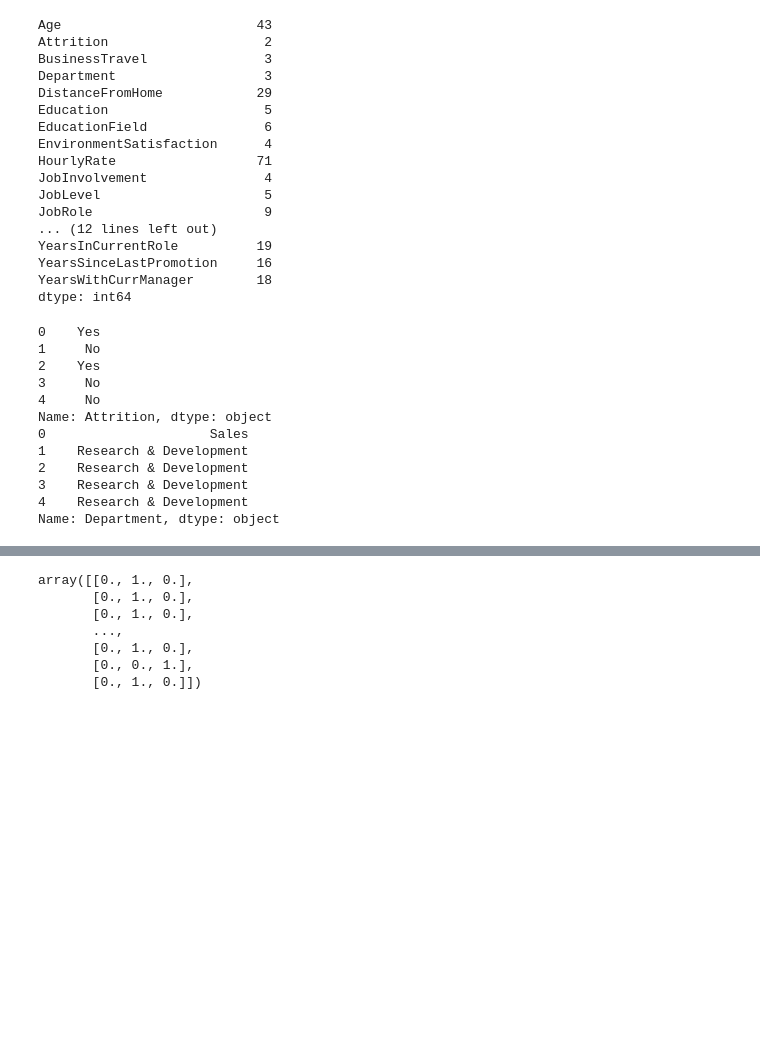
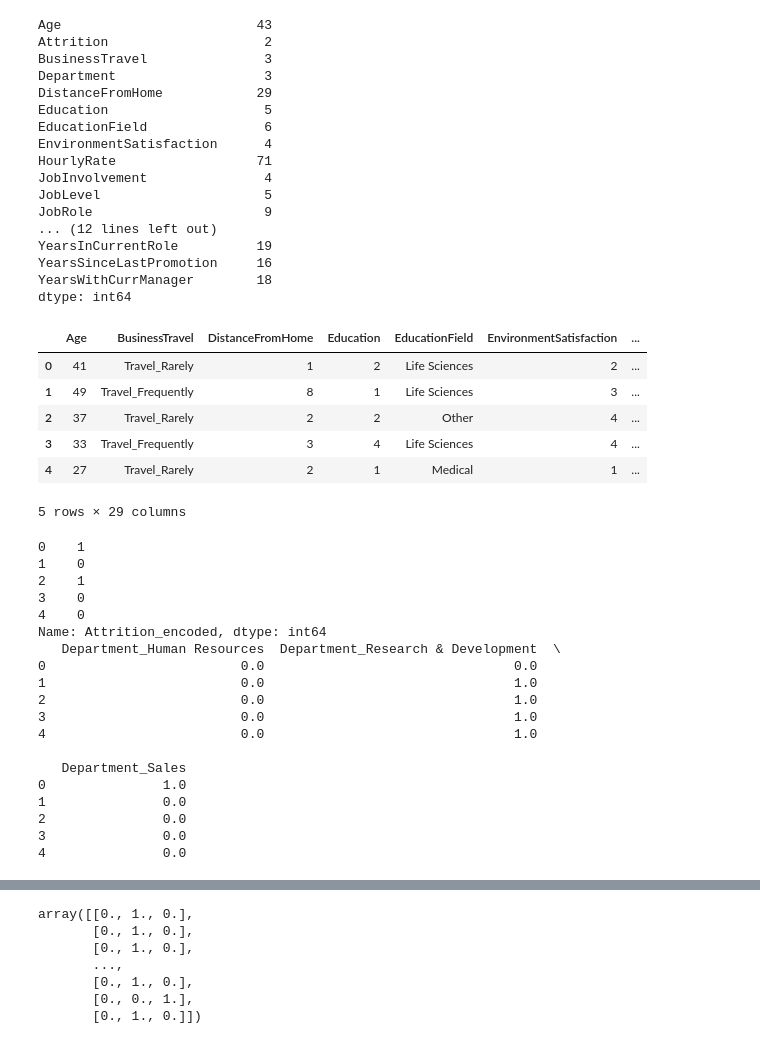
Before and after one commit to alankhalili/neural-network-challenge-2, a Jupyter notebook: attrition.ipynb, the cells around one changed output, grey strips where cells are left out. Cells and saved outputs as stored; diff of their text form; code cells hidden in the pictures; blank space fills up the shorter version.

```diff
--- a/attrition.ipynb
+++ b/attrition.ipynb
@@ -41,23 +41,59 @@ YearsInCurrentRole          19
 YearsSinceLastPromotion     16
 YearsWithCurrManager        18
 dtype: int64
+# %%
+#Preprocess y - Encode the Binary output for Attrition (yes/no) with LabelEncoder and
+# Encode the multiple outputs for the Department feature with OneHotEncoder
+
+# Preprocess "Department" column (one-hot encoding)
+dept_encoder = OneHotEncoder(sparse_output=False)
+dept_encoded = dept_encoder.fit_transform(attrition_df[['Department']])
+dept_columns = dept_encoder.get_feature_names_out(['Department'])
+df_dept_encoded = pd.DataFrame(dept_encoded, columns=dept_columns)
+
+# Preprocess "Attrition" column (label encoding for binary; one-hot encoding for multiple categories)
+attrition_encoder = LabelEncoder()
+attrition_df['Attrition_encoded'] = attrition_encoder.fit_transform(attrition_df['Attrition'])
+
+# Concatenate the encoded columns to the original DataFrame
+attrition_df_processed = pd.concat([attrition_df, df_dept_encoded], axis=1)
+
+# Drop the original "Attrition" and "Department" columns
+attrition_df_processed = attrition_df_processed.drop(['Attrition', 'Department'], axis=1)
+
+attrition_df_processed.head()
+# %% [output]
+|  | Age | BusinessTravel | DistanceFromHome | Education | EducationField | EnvironmentSatisfaction | ... |
+| 0 | 41 | Travel_Rarely | 1 | 2 | Life Sciences | 2 | ... |
+| 1 | 49 | Travel_Frequently | 8 | 1 | Life Sciences | 3 | ... |
+| 2 | 37 | Travel_Rarely | 2 | 2 | Other | 4 | ... |
+| 3 | 33 | Travel_Frequently | 3 | 4 | Life Sciences | 4 | ... |
+| 4 | 27 | Travel_Rarely | 2 | 1 | Medical | 1 | ... |
+5 rows × 29 columns
 # %%
 # Create y_df with the Attrition and Department columns
 
-y_attrition=attrition_df['Attrition']
-y_department=attrition_df['Department']
+y_attrition=attrition_df_processed['Attrition_encoded']
+y_department=attrition_df_processed[['Department_Human Resources','Department_Research & Development','Department_Sales']]
 print(y_attrition.head())
 print(y_department.head())
 # %% [output]
-0    Yes
-1     No
-2    Yes
-3     No
-4     No
-Name: Attrition, dtype: object
-0                     Sales
-1    Research & Development
-2    Research & Development
-3    Research & Development
-4    Research & Development
-Name: Department, dtype: object
+0    1
+1    0
+2    1
+3    0
+4    0
+Name: Attrition_encoded, dtype: int64
+   Department_Human Resources  Department_Research & Development  \
+0                         0.0                                0.0
+1                         0.0                                1.0
+2                         0.0                                1.0
+3                         0.0                                1.0
+4                         0.0                                1.0
+
+   Department_Sales
+0               1.0
+1               0.0
+2               0.0
+3               0.0
+4               0.0
```
Also changed, not shown: parts of 10 cells of this notebook.
